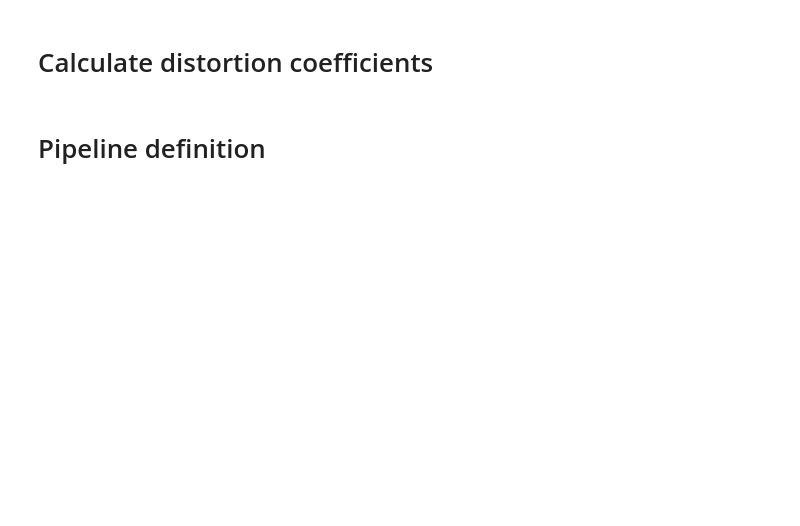
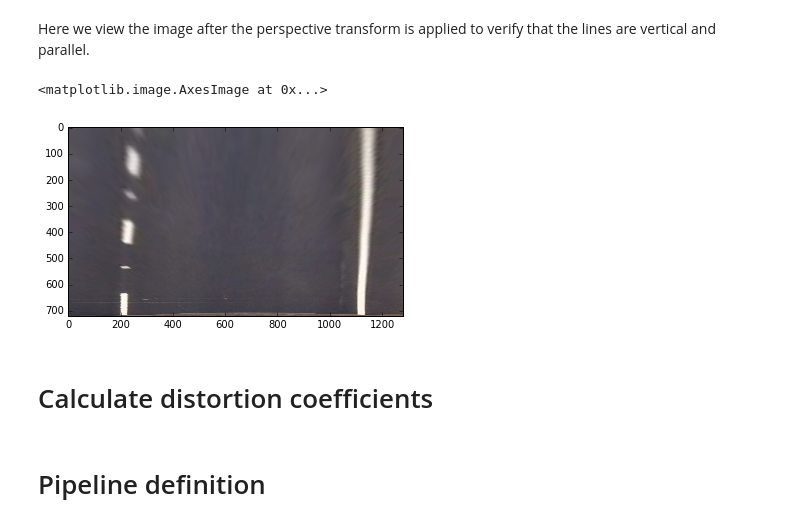
Before and after one commit to mmccuiston/CarND-Advanced-Lane-Lines, a Jupyter notebook: advanced-lane.ipynb, the cells around one changed output. Saved outputs shown, nothing was run; the diff lists cells and outputs as text; code cells hidden in the pictures; blank space fills up the shorter version.

```diff
--- a/advanced-lane.ipynb
+++ b/advanced-lane.ipynb
@@ -1,3 +83,18 @@
+# %%
+orig_points = np.float32([[210,725],[590,450],[685,450],[1110,725]])
+dest_points = np.float32([[210,725],[210,0],[1110,0],[1110,725]])
+
+M = cv2.getPerspectiveTransform(orig_points, dest_points)
+# %% [markdown]
+Here we view the image after the perspective transform is applied to verify that the lines are vertical and parallel.
+# %%
+img = plt.imread(test_images[6])
+undist = cv2.undistort(img, mtx, dist, None, mtx)
+warped = cv2.warpPerspective(undist, M, (img.shape[1],img.shape[0]))
+plt.imshow(warped)
+# %% [output]
+<matplotlib.image.AxesImage at 0x...>
+[figure, added]
 # %% [markdown]
 # Calculate distortion coefficients
 # %%
```
Also changed, not shown: parts of 21 cells of this notebook.
